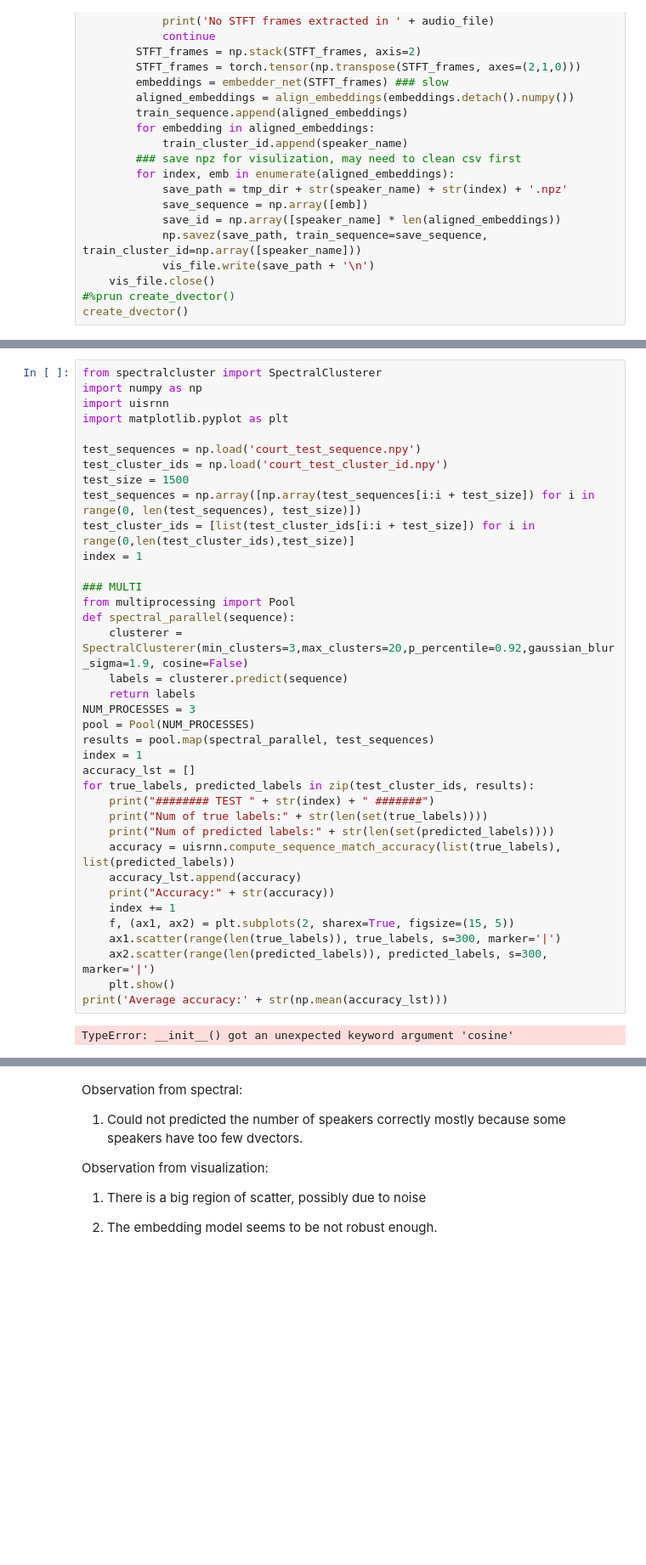
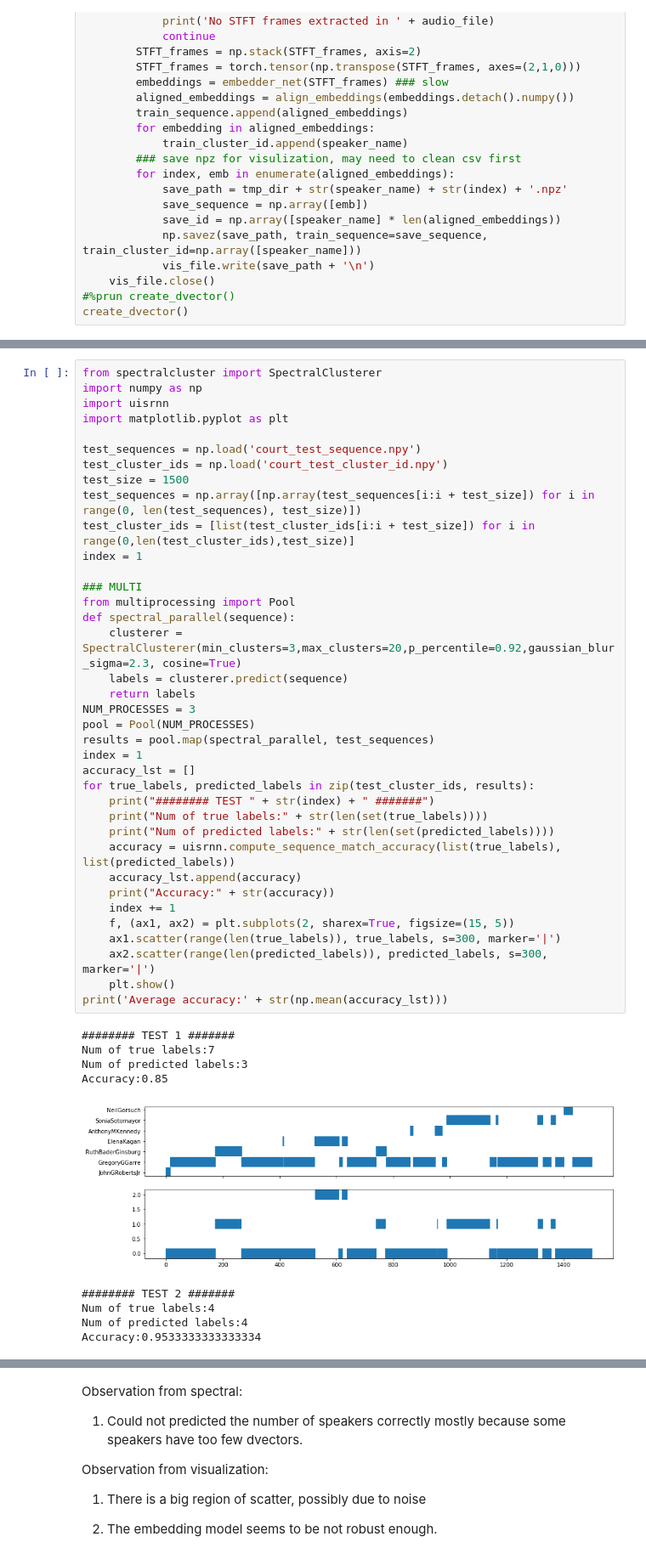
Before and after one commit to Eason6wang/PyTorch_Speaker_Verification, a Jupyter notebook: court_diarization_demo.ipynb, the cells around one changed output, grey strips where cells are left out. Shown at 85% size. Drawn from its saved outputs; the diff is of its cells as text; blank space fills up the shorter version.

```diff
--- a/court_diarization_demo.ipynb
+++ b/court_diarization_demo.ipynb
@@ -131,32 +131,40 @@ test_sequences = np.load('court_test_sequence.npy')
 test_cluster_ids = np.load('court_test_cluster_id.npy')
 test_size = 1500
 test_sequences = np.array([np.array(test_sequences[i:i + test_size]) for i in range(0, len(test_sequences), test_size)])
 test_cluster_ids = [list(test_cluster_ids[i:i + test_size]) for i in range(0,len(test_cluster_ids),test_size)]
 index = 1
 
 ### MULTI
 from multiprocessing import Pool
 def spectral_parallel(sequence):
-    clusterer = SpectralClusterer(min_clusters=3,max_clusters=20,p_percentile=0.92,gaussian_blur_sigma=1.9, cosine=False)
+    clusterer = SpectralClusterer(min_clusters=3,max_clusters=20,p_percentile=0.92,gaussian_blur_sigma=2.3, cosine=True)
     labels = clusterer.predict(sequence)
     return labels
 NUM_PROCESSES = 3
 pool = Pool(NUM_PROCESSES)
 results = pool.map(spectral_parallel, test_sequences)
 index = 1
 accuracy_lst = []
 for true_labels, predicted_labels in zip(test_cluster_ids, results):
     print("######## TEST " + str(index) + " #######")
     print("Num of true labels:" + str(len(set(true_labels))))
     print("Num of predicted labels:" + str(len(set(predicted_labels))))
     accuracy = uisrnn.compute_sequence_match_accuracy(list(true_labels), list(predicted_labels))
     accuracy_lst.append(accuracy)
     print("Accuracy:" + str(accuracy))
     index += 1
     f, (ax1, ax2) = plt.subplots(2, sharex=True, figsize=(15, 5))
     ax1.scatter(range(len(true_labels)), true_labels, s=300, marker='|')
     ax2.scatter(range(len(predicted_labels)), predicted_labels, s=300, marker='|')
     plt.show()
 print('Average accuracy:' + str(np.mean(accuracy_lst)))
 # %% [output]
-TypeError: __init__() got an unexpected keyword argument 'cosine'
+######## TEST 1 #######
+Num of true labels:7
+Num of predicted labels:3
+Accuracy:0.85
+[figure, added]
+######## TEST 2 #######
+Num of true labels:4
+Num of predicted labels:4
+Accuracy:0.9533333333333334
```
Also changed, not shown: parts of 5 cells of this notebook, 1 other file.
